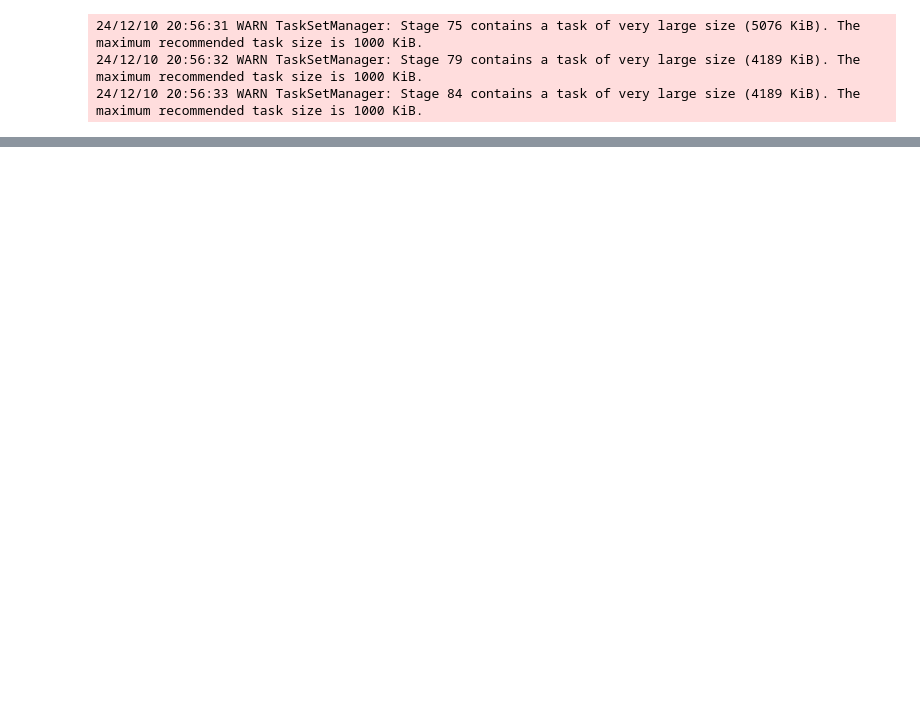
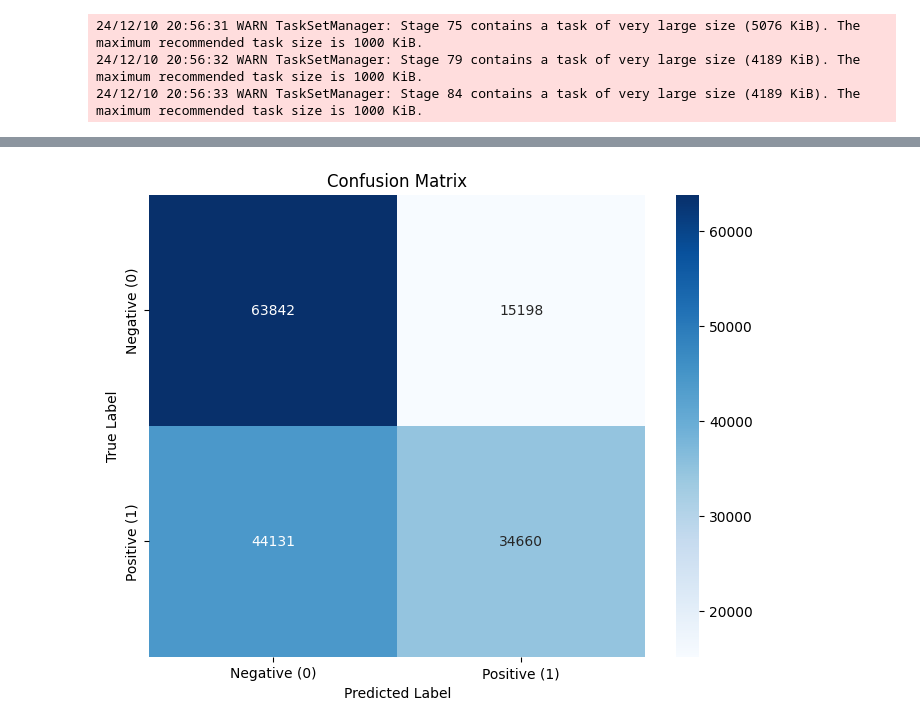
Before and after one commit to ndhung18/Sentiment-Analysis-in-Hadoop-and-Spark, a Jupyter notebook: Classification.ipynb, the cells around one changed output, grey strips where cells are left out. Cells and saved outputs as stored; diff of their text form; code cells hidden in the pictures; blank space fills up the shorter version.

```diff
--- a/Classification.ipynb
+++ b/Classification.ipynb
@@ -95,14 +73,0 @@ lr_model.save("hdfs://localhost:9000/models/lr_sentiment_model")
-# %%
-# Load Logistic Regression model
-loaded_lr_model = PipelineModel.load("hdfs://localhost:9000/models/lr_sentiment_model")
-
-lr_predictions = loaded_lr_model.transform(test_data)
-lr_predictions.select("SentimentText", "label", "prediction").show(10, truncate=False)
-
-evaluator = MulticlassClassificationEvaluator(labelCol="label", predictionCol="prediction", metricName="accuracy")
-lr_accuracy = evaluator.evaluate(lr_predictions)
-print(f"Logistic Regression Accuracy: {lr_accuracy:.2f}")
-
-roc_evaluator = BinaryClassificationEvaluator(labelCol="label", rawPredictionCol="probability", metricName="areaUnderROC")
-roc_auc = roc_evaluator.evaluate(lr_predictions)
-print(f"Logistic Regression ROC AUC: {roc_auc:.2f}")
@@ -197,0 +203,10 @@ ConnectionRefusedError: [Errno 111] Connection refused
+# %%
+# Load Random forest have trained from hdfs
+model = PipelineModel.load("hdfs://localhost:9000/models/rf_sentiment_model")
+rf_predictions = model.transform(test_data)
+
+rf_accuracy = acc_evaluator.evaluate(rf_predictions)
+print(f"Random Forest Accuracy: {rf_accuracy:.4f}")
+
+rf_f1 = f1_evaluator.evaluate(rf_predictions)
+print(f"Random Forest F1 Score: {rf_f1:.4f}")
@@ -197,0 +224,15 @@ ConnectionRefusedError: [Errno 111] Connection refused
+# %%
+# Confusion Matrix
+predictionAndLabels = rf_predictions.select("prediction", "label").rdd.map(lambda row: (float(row[0]), float(row[1])))
+
+metrics = MulticlassMetrics(predictionAndLabels)
+cm = metrics.confusionMatrix().toArray()
+cm_df = pd.DataFrame(cm, index=["Negative (0)", "Positive (1)"], columns=["Negative (0)", "Positive (1)"])
+
+plt.figure(figsize=(8, 6))
+sns.heatmap(cm_df, annot=True, fmt=".0f", cmap="Blues")
+plt.title("Confusion Matrix")
+plt.xlabel("Predicted Label")
+plt.ylabel("True Label")
+plt.show()
+# %% [output]
@@ -197,0 +242 @@ ConnectionRefusedError: [Errno 111] Connection refused
+[figure, added]
```
Also changed, not shown: parts of 15 cells of this notebook, 1 other file.
